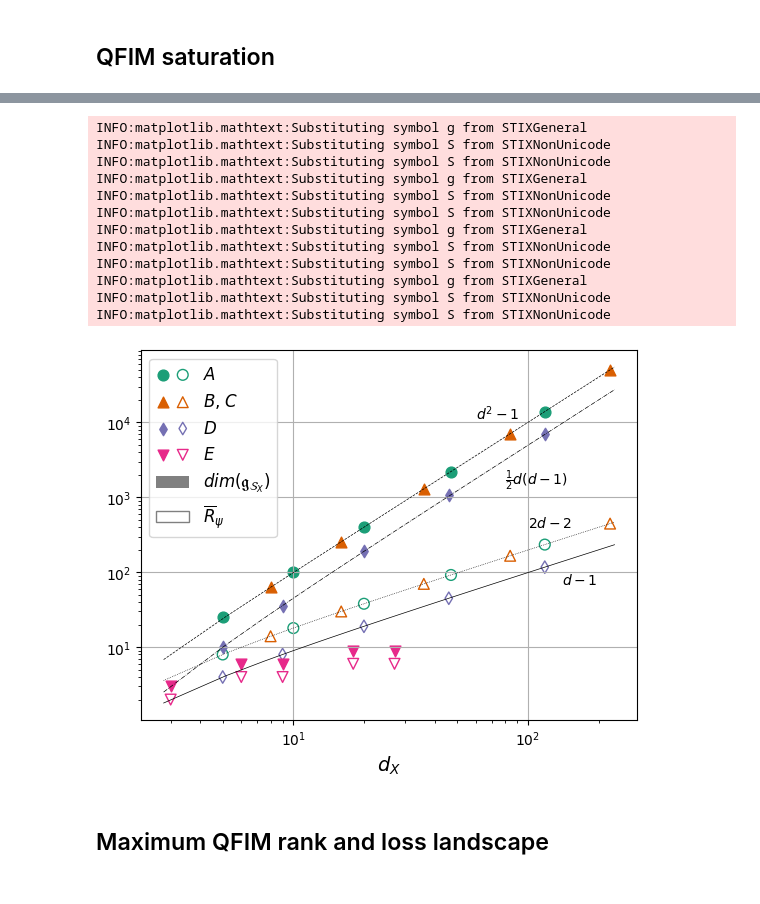
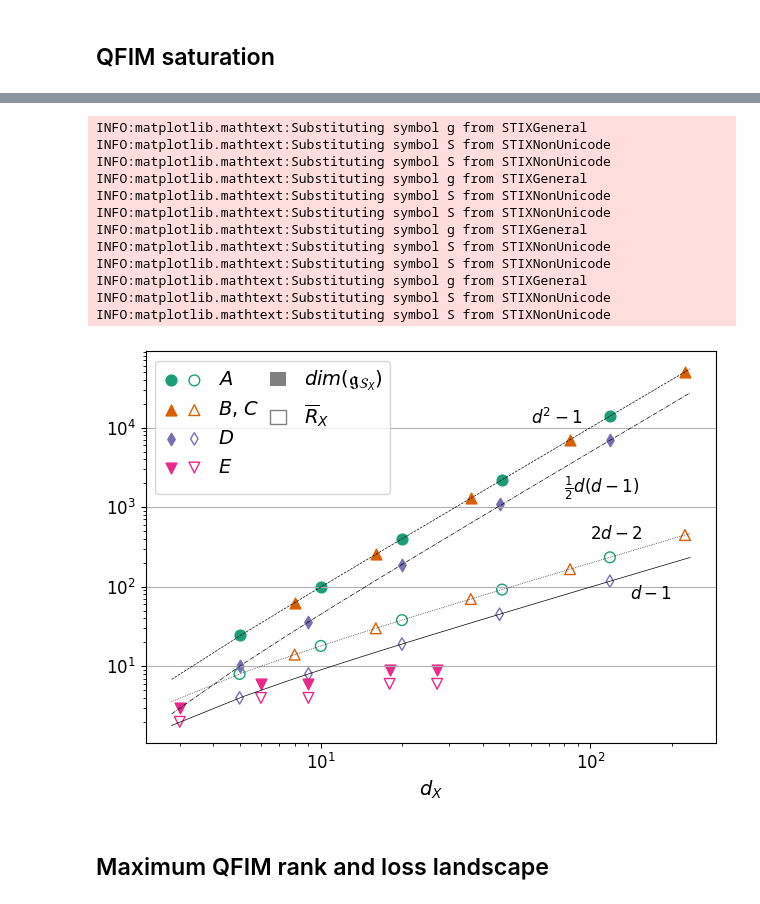
Before and after one commit to yiiyama/z2vqe, a Jupyter notebook: paper_plots.ipynb, the cells around one changed output, grey strips where cells are left out. Cells and saved outputs as stored; diff of their text form; code cells hidden in the pictures.

Commit message:
Plots for April 3 version

```diff
--- a/paper_plots.ipynb
+++ b/paper_plots.ipynb
@@ -266,61 +269,75 @@ lcriticals
 rsat_nums = {conf: np.array([rsats[conf][nf] for nf in num_fs]) for conf in configs}
 # %%
 from matplotlib.patches import Rectangle
-from matplotlib.legend_handler import HandlerTuple
+from matplotlib.legend_handler import HandlerTuple, HandlerPatch
 
 series = [
     ('g_m_h', 'o'),
     ('gsp_m_h', '^'),
     ('g_h', 'd'),
     ('m_h', 'v')
 ]
 colors = mpl.color_sequences['Dark2']
 
+fig, ax = plt.subplots(figsize=(6.4, 4.8))
+
 handles = []
 for (config, marker), color in zip(series, colors):
-    h1 = plt.scatter(subspace_dims[config], dla_dims[config], 40. if marker == 'd' else 60., color=color,
-                     marker=marker)
-    h2 = plt.scatter(subspace_dims[config], rsat_nums[config], 40. if marker == 'd' else 60., color=color,
-                     facecolor='none', marker=marker)
+    h1 = ax.scatter(subspace_dims[config], dla_dims[config], 40. if marker == 'd' else 60., color=color,
+                    marker=marker)
+    h2 = ax.scatter(subspace_dims[config], rsat_nums[config], 40. if marker == 'd' else 60., color=color,
+                    facecolor='none', marker=marker)
     handles.append((h1, h2))
+
 handles.append(Rectangle((0., 0.), 1., 1., facecolor='grey'))
 handles.append(Rectangle((0., 0.), 1., 1., facecolor='none', edgecolor='grey'))
+handles.append(Rectangle((0., 0.), 1., 1., facecolor='none'))
+handles.append(Rectangle((0., 0.), 1., 1., facecolor='none'))
 
 xfine = np.linspace(min(s[0] for s in subspace_dims.values()) - 0.2, max(s[-1] for s in subspace_dims.values()) + 10, 100)
-plt.plot(xfine, xfine ** 2 - 1, color='k', linestyle='--', linewidth=0.5)
-plt.text(60., 1.1e+4, '$d^2 - 1$')
-plt.plot(xfine, xfine * (xfine - 1) / 2, color='k', linestyle='-.', linewidth=0.5)
-plt.text(80., 1.5e+3, r'$\frac{1}{2}d(d-1)$')
-plt.plot(xfine, xfine * 2 - 2, color='k', linestyle=':', linewidth=0.5)
-plt.text(100., 4.e+2, '$2d - 2$')
-plt.plot(xfine, xfine - 1, color='k', linestyle='-', linewidth=0.5)
-plt.text(140., 7.e+1, '$d - 1$')
+ax.plot(xfine, xfine ** 2 - 1, color='k', linestyle='--', linewidth=0.5)
+ax.text(60., 1.1e+4, '$d^2 - 1$', fontsize=12)
+ax.plot(xfine, xfine * (xfine - 1) / 2, color='k', linestyle='-.', linewidth=0.5)
+ax.text(80., 1.5e+3, r'$\frac{1}{2}d(d-1)$', fontsize=12)
+ax.plot(xfine, xfine * 2 - 2, color='k', linestyle=':', linewidth=0.5)
+ax.text(100., 4.e+2, '$2d - 2$', fontsize=12)
+ax.plot(xfine, xfine - 1, color='k', linestyle='-', linewidth=0.5)
+ax.text(140., 7.e+1, '$d - 1$', fontsize=12)
 
-plt.xscale('log')
-plt.yscale('log')
-plt.legend(handles,
-           ['$A$', '$B$, $C$', '$D$', '$E$', r'$dim (\mathfrak{g}_{\mathcal{S}_X})$',
-            r'$\overline{R}_{\psi}$'],
-           fontsize=12,
-           handler_map={tuple: HandlerTuple(2)})
-plt.xlabel('$d_X$', fontsize=14)
-plt.grid()
+ax.set_xscale('log')
+ax.set_yscale('log')
 
-plt.savefig('/home/iiyama/src/z2vqe/plots/dim_dla_rsat.pdf', bbox_inches='tight')
+def patch_func(legend, orig_handle, xdescent, ydescent, width, height, fontsize):
+    return Rectangle(xy=(15., -ydescent), width=0.4 * width, height=height)
+
+ax.legend(handles,
+           ['$A$', '$B$, $C$', '$D$', '$E$',
+            r'$dim (\mathfrak{g}_{\mathcal{S}_X})$', r'$\overline{R}_X$', '', ''],
+           fontsize=14,
+           handler_map={tuple: HandlerTuple(2), Rectangle: HandlerPatch(patch_func)},
+           loc='upper left',
+           ncols=2, columnspacing=-0.5)
+
+ax.set_xlabel('$d_X$', fontsize=14)
+ax.tick_params(axis='both', labelsize=12)
+ax.grid(axis='y')
+
+fig.tight_layout()
+fig.savefig('/home/iiyama/src/z2vqe/plots/dim_dla_rsat.pdf', bbox_inches='tight')
 # %% [output]
 INFO:matplotlib.mathtext:Substituting symbol g from STIXGeneral
 INFO:matplotlib.mathtext:Substituting symbol S from STIXNonUnicode
 INFO:matplotlib.mathtext:Substituting symbol S from STIXNonUnicode
 INFO:matplotlib.mathtext:Substituting symbol g from STIXGeneral
 INFO:matplotlib.mathtext:Substituting symbol S from STIXNonUnicode
 INFO:matplotlib.mathtext:Substituting symbol S from STIXNonUnicode
 INFO:matplotlib.mathtext:Substituting symbol g from STIXGeneral
 INFO:matplotlib.mathtext:Substituting symbol S from STIXNonUnicode
 INFO:matplotlib.mathtext:Substituting symbol S from STIXNonUnicode
 INFO:matplotlib.mathtext:Substituting symbol g from STIXGeneral
 INFO:matplotlib.mathtext:Substituting symbol S from STIXNonUnicode
 INFO:matplotlib.mathtext:Substituting symbol S from STIXNonUnicode
-[figure, old version]
+[figure, new version]
 # %% [markdown]
 ## Maximum QFIM rank and loss landscape
 # %%
```
Also changed, not shown: parts of 11 cells of this notebook.
